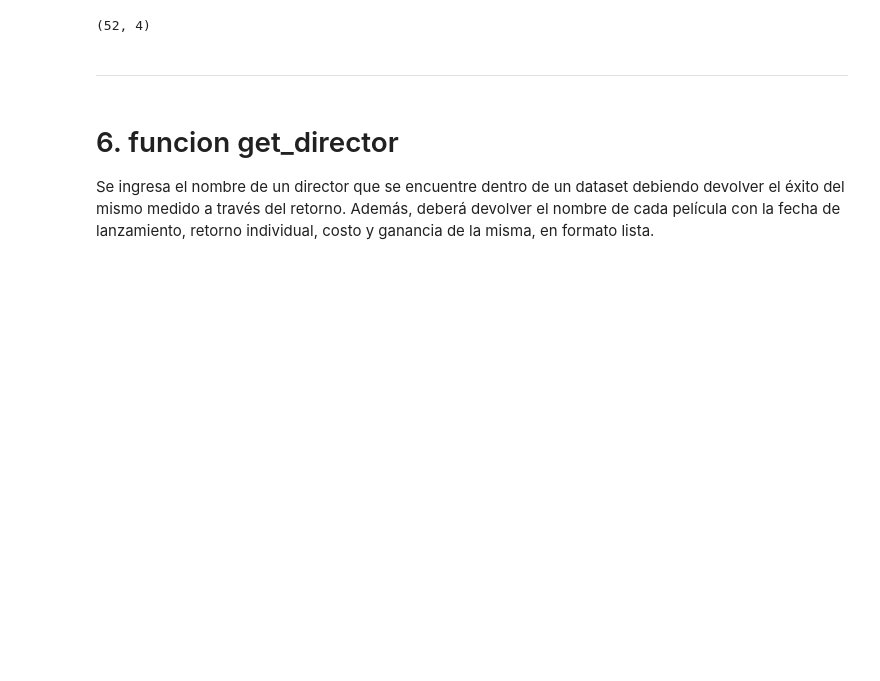
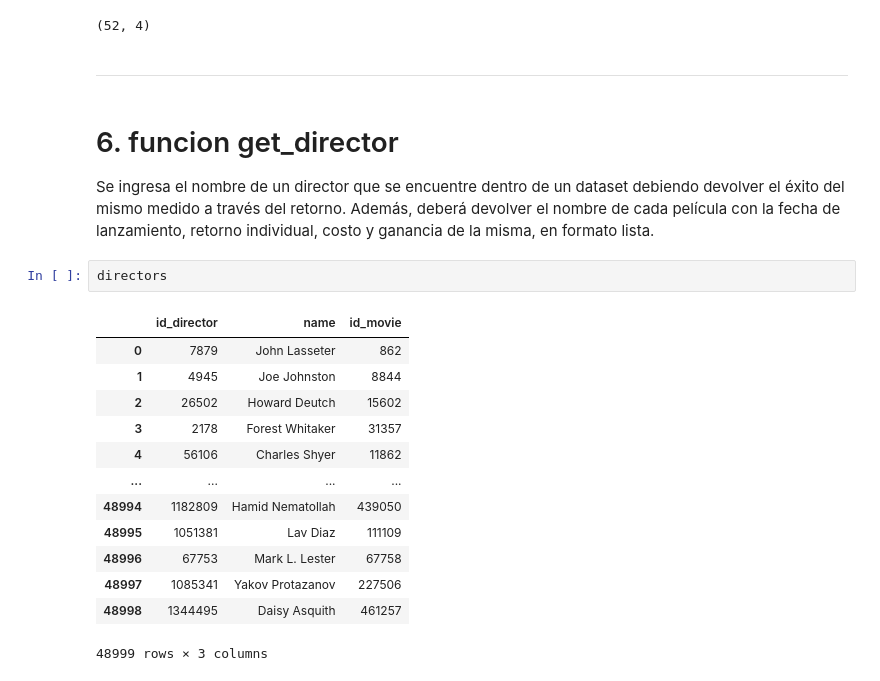
Before and after one commit to rominaEsc/PI_MLOPS_datapt2_streaming, a Jupyter notebook: 6_funciones.ipynb, the cells around one changed output. Saved outputs shown, nothing was run; the diff lists cells and outputs as text; blank space fills up the shorter version.

```diff
--- a/6_funciones.ipynb
+++ b/6_funciones.ipynb
@@ -309,5 +311,21 @@ movies_production_companies[movies_production_companies.name_production_companie
 # %% [markdown]
 # 6. funcion get_director
 Se ingresa el nombre de un director que se encuentre dentro de un dataset debiendo devolver el éxito del mismo medido a través del retorno. Además, deberá devolver el nombre de cada película con la fecha de lanzamiento, retorno individual, costo y ganancia de la misma, en formato lista.
+# %%
+directors
+# %% [output]
+|  | id_director | name | id_movie |
+| 0 | 7879 | John Lasseter | 862 |
+| 1 | 4945 | Joe Johnston | 8844 |
+| 2 | 26502 | Howard Deutch | 15602 |
+| 3 | 2178 | Forest Whitaker | 31357 |
+| 4 | 56106 | Charles Shyer | 11862 |
+| ... | ... | ... | ... |
+| 48994 | 1182809 | Hamid Nematollah | 439050 |
+| 48995 | 1051381 | Lav Diaz | 111109 |
+| 48996 | 67753 | Mark L. Lester | 67758 |
+| 48997 | 1085341 | Yakov Protazanov | 227506 |
+| 48998 | 1344495 | Daisy Asquith | 461257 |
+48999 rows × 3 columns
 # %%
 # @app.get('/get_director/{nombre_director}')
```
Also changed, not shown: parts of 7 cells of this notebook, 2 other files.
